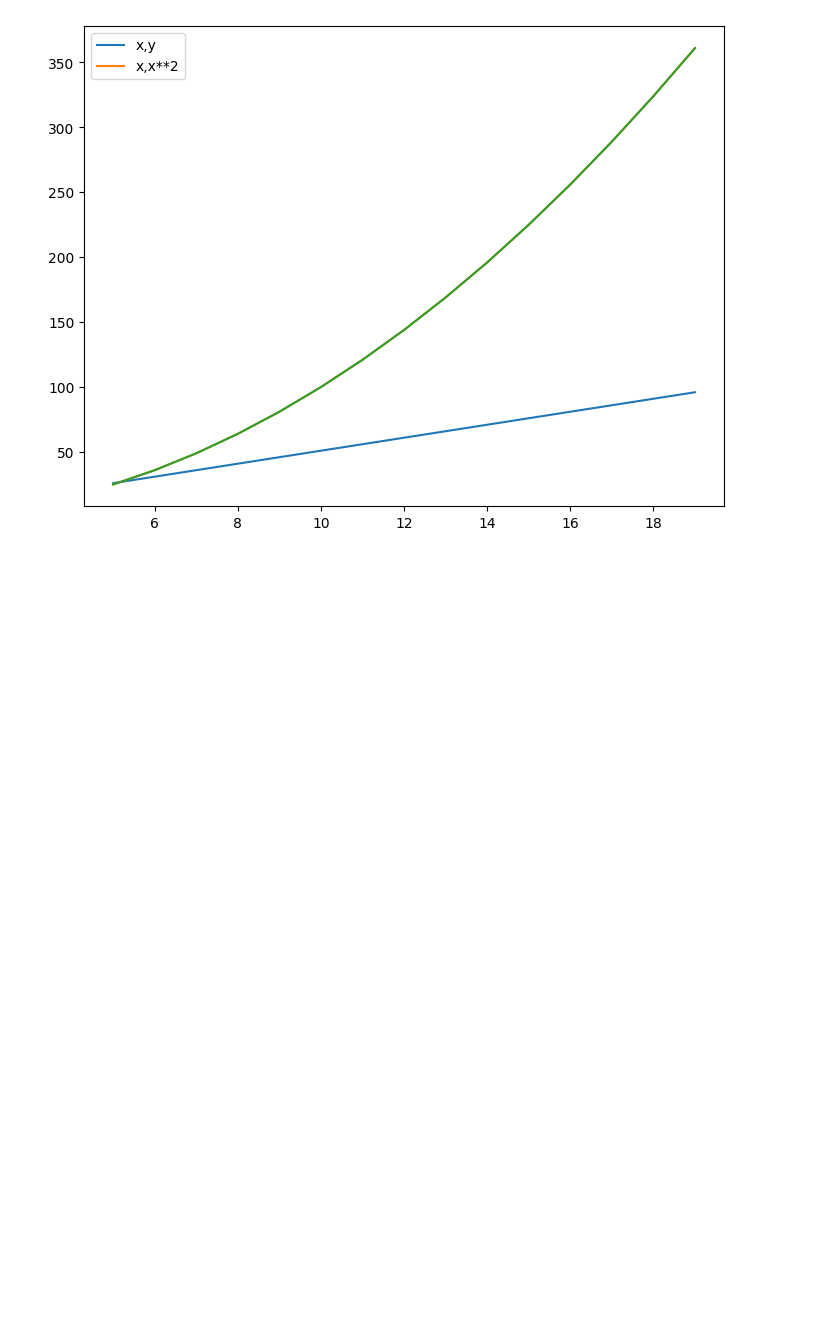
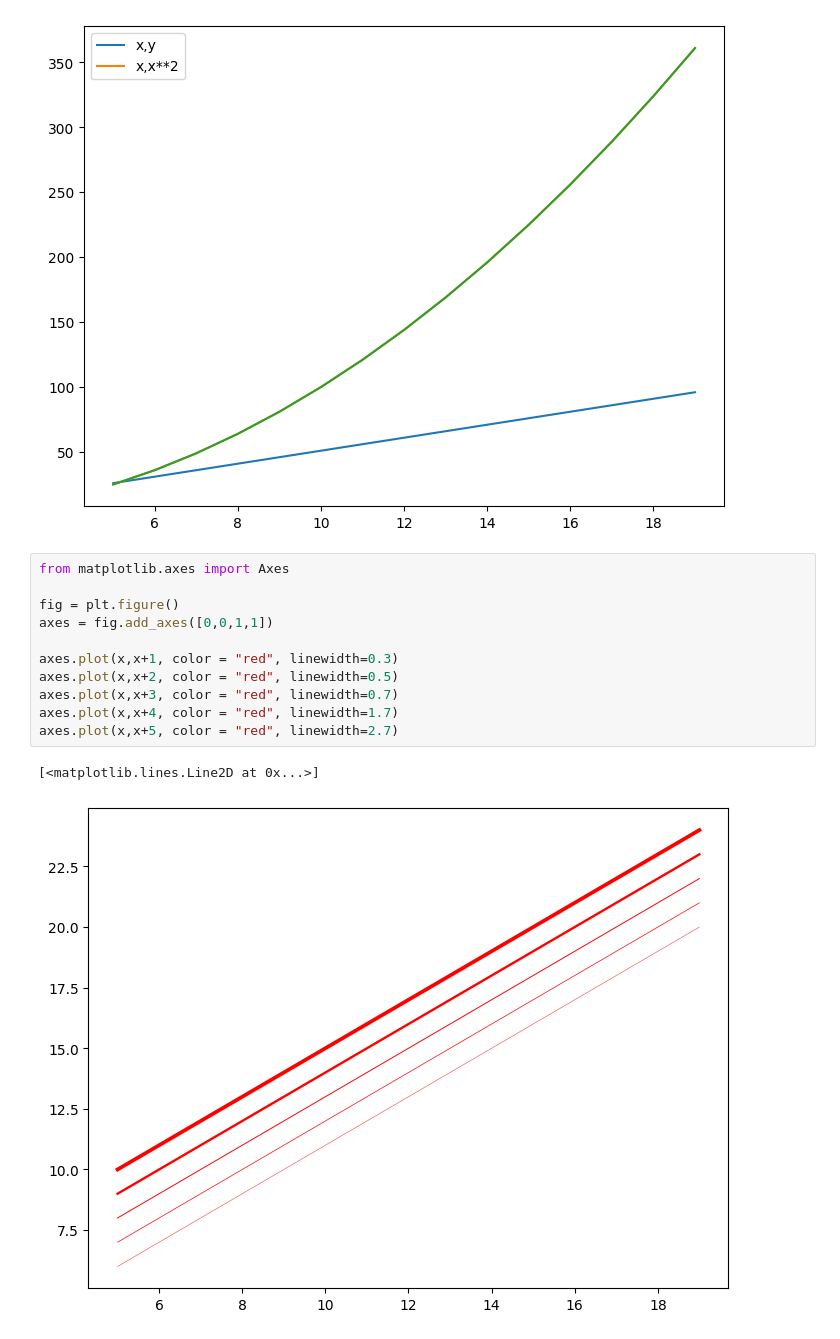
Before and after one commit to mdnaim2004/NOTE_ARCHIVE, a Jupyter notebook: matplotlib/intrio_to_matplotlib2.ipynb, the cells around one changed output. Saved outputs shown, nothing was run; the diff lists cells and outputs as text; blank space fills up the shorter version.

```diff
--- a/matplotlib/intrio_to_matplotlib2.ipynb
+++ b/matplotlib/intrio_to_matplotlib2.ipynb
@@ -179,3 +179,17 @@ axes.plot(x,x**2)
 fig
 # %% [output]
 [figure]
+# %%
+from matplotlib.axes import Axes
+
+fig = plt.figure()
+axes = fig.add_axes([0,0,1,1])
+
+axes.plot(x,x+1, color = "red", linewidth=0.3)
+axes.plot(x,x+2, color = "red", linewidth=0.5)
+axes.plot(x,x+3, color = "red", linewidth=0.7)
+axes.plot(x,x+4, color = "red", linewidth=1.7)
+axes.plot(x,x+5, color = "red", linewidth=2.7)
+# %% [output]
+[<matplotlib.lines.Line2D at 0x...>]
+[figure, added]
```
Also changed, not shown: parts of 2 cells of this notebook.
